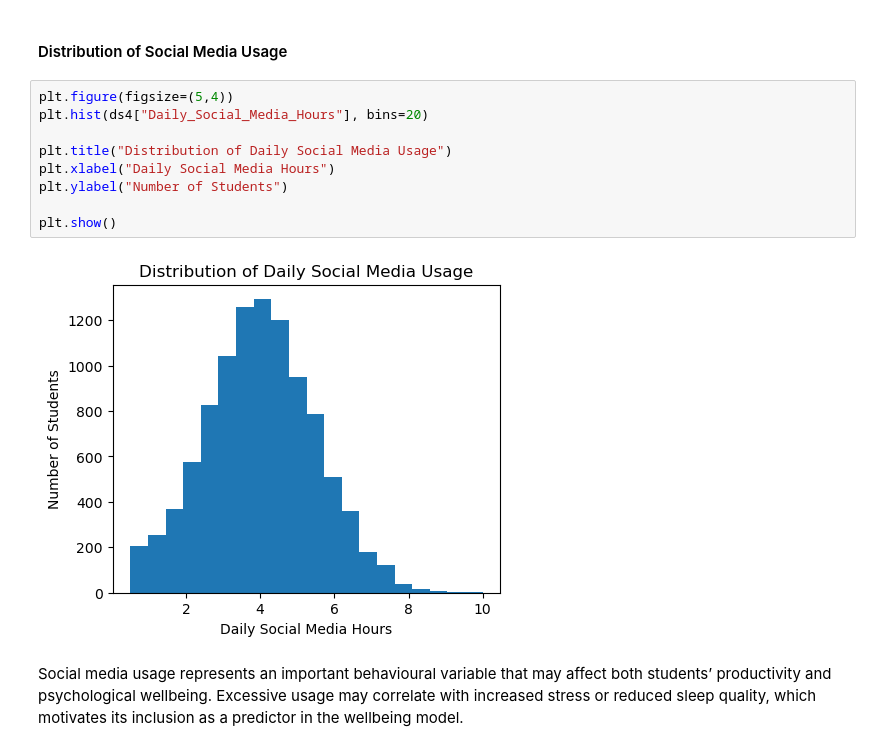
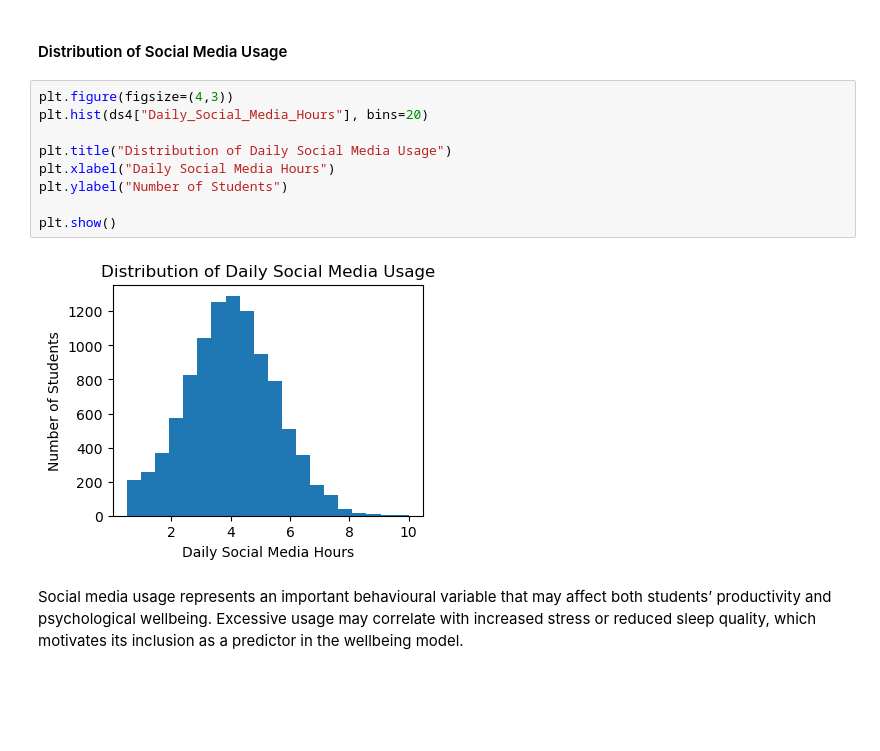
Before and after one commit to stevennoctavianus/sc3021-sdac-grp3, a Jupyter notebook: project.ipynb, the cells around one changed output. Cells and saved outputs as stored; diff of their text form; blank space fills up the shorter version.

```diff
--- a/project.ipynb
+++ b/project.ipynb
@@ -703,16 +702,16 @@ The distribution of sleep hours provides insight into students’ daily routines
 # %% [markdown]
 #### Distribution of Social Media Usage
 # %%
-plt.figure(figsize=(5,4))
+plt.figure(figsize=(4,3))
 plt.hist(ds4["Daily_Social_Media_Hours"], bins=20)
 
 plt.title("Distribution of Daily Social Media Usage")
 plt.xlabel("Daily Social Media Hours")
 plt.ylabel("Number of Students")
 
 plt.show()
 # %% [output]
-[figure, old version]
+[figure, new version]
 # %% [markdown]
 Social media usage represents an important behavioural variable that may affect both students’ productivity and psychological wellbeing. Excessive usage may correlate with increased stress or reduced sleep quality, which motivates its inclusion as a predictor in the wellbeing model.
 # %% [markdown]
```
Also changed, not shown: parts of 22 cells of this notebook.
